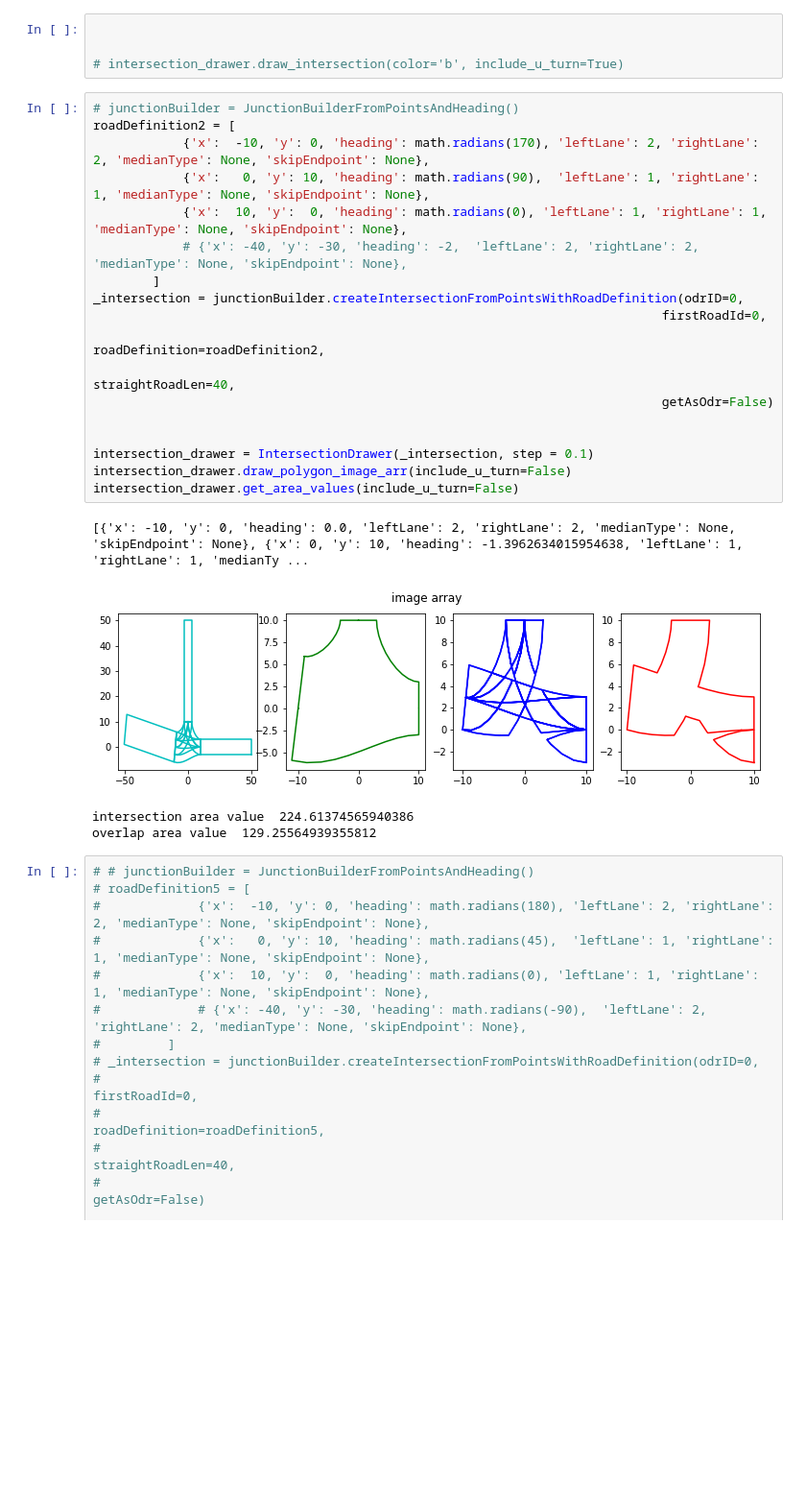
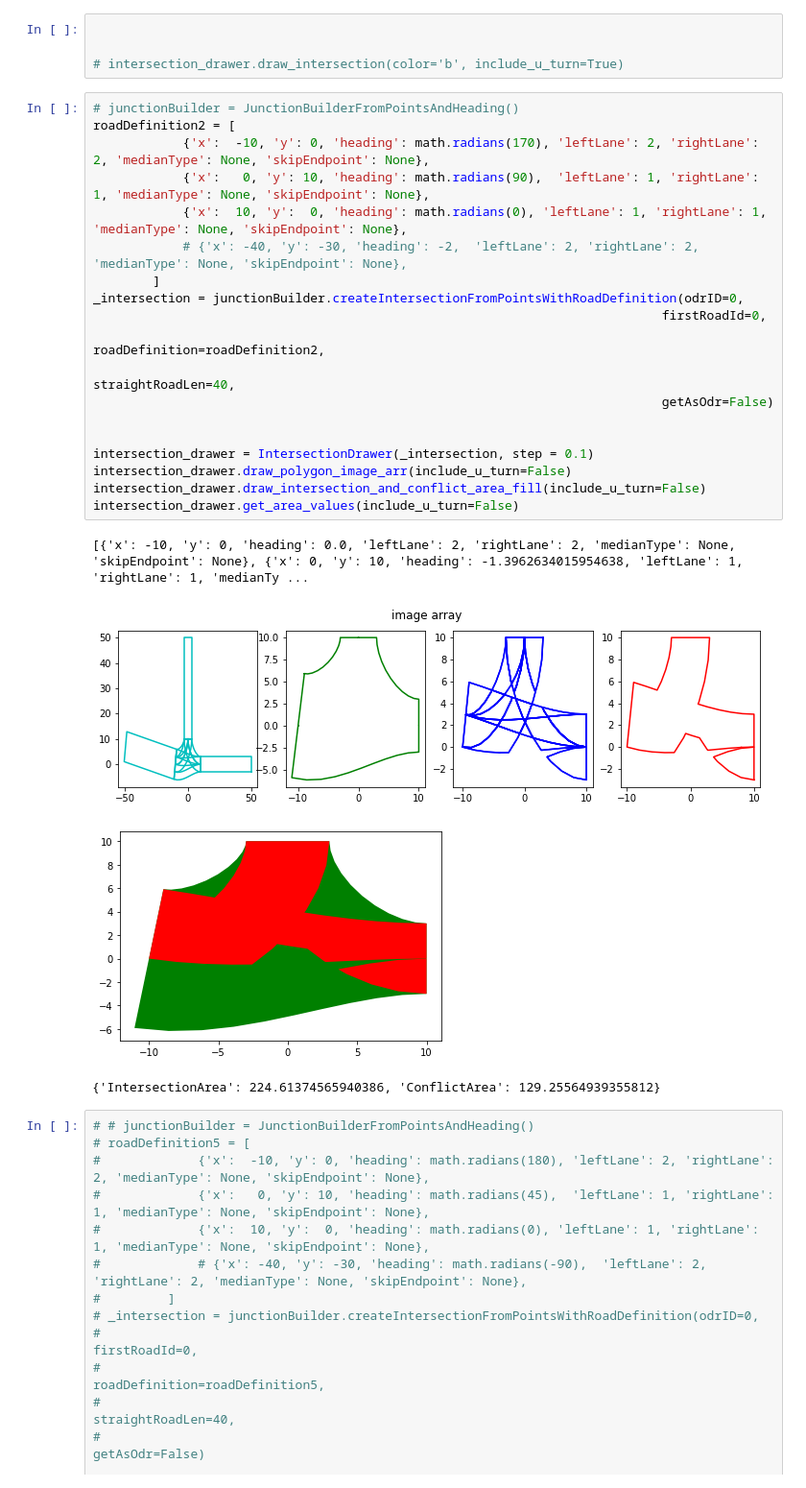
Before and after one commit to AugmentedDesignLab/junction-art, a Jupyter notebook: draw/intersection_drawer_refactor.ipynb, the cells around one changed output. Shown at 96% size. Saved outputs shown, nothing was run; the diff lists cells and outputs as text; blank space fills up the shorter version.

```diff
--- a/draw/intersection_drawer_refactor.ipynb
+++ b/draw/intersection_drawer_refactor.ipynb
@@ -53,26 +53,27 @@ overlap area value  114.89495068033072
 # %%
 # junctionBuilder = JunctionBuilderFromPointsAndHeading()
 roadDefinition2 = [
             {'x':  -10, 'y': 0, 'heading': math.radians(170), 'leftLane': 2, 'rightLane': 2, 'medianType': None, 'skipEndpoint': None},
             {'x':   0, 'y': 10, 'heading': math.radians(90),  'leftLane': 1, 'rightLane': 1, 'medianType': None, 'skipEndpoint': None},
             {'x':  10, 'y':  0, 'heading': math.radians(0), 'leftLane': 1, 'rightLane': 1, 'medianType': None, 'skipEndpoint': None},
             # {'x': -40, 'y': -30, 'heading': -2,  'leftLane': 2, 'rightLane': 2, 'medianType': None, 'skipEndpoint': None},
         ]
 _intersection = junctionBuilder.createIntersectionFromPointsWithRoadDefinition(odrID=0,
                                                                             firstRoadId=0,
                                                                             roadDefinition=roadDefinition2,
                                                                             straightRoadLen=40,
                                                                             getAsOdr=False)
 
 
 intersection_drawer = IntersectionDrawer(_intersection, step = 0.1)
 intersection_drawer.draw_polygon_image_arr(include_u_turn=False)
+intersection_drawer.draw_intersection_and_conflict_area_fill(include_u_turn=False)
 intersection_drawer.get_area_values(include_u_turn=False)
 # %% [output]
 [{'x': -10, 'y': 0, 'heading': 0.0, 'leftLane': 2, 'rightLane': 2, 'medianType': None, 'skipEndpoint': None}, {'x': 0, 'y': 10, 'heading': -1.3962634015954638, 'leftLane': 1, 'rightLane': 1, 'medianTy ...
 [figure]
+[figure, added]
-intersection area value  224.61374565940386
-overlap area value  129.25564939355812
+{'IntersectionArea': 224.61374565940386, 'ConflictArea': 129.25564939355812}
 # %%
 # # junctionBuilder = JunctionBuilderFromPointsAndHeading()
 # roadDefinition5 = [
```
Also changed, not shown: parts of 1 cell of this notebook, 1 other file.
